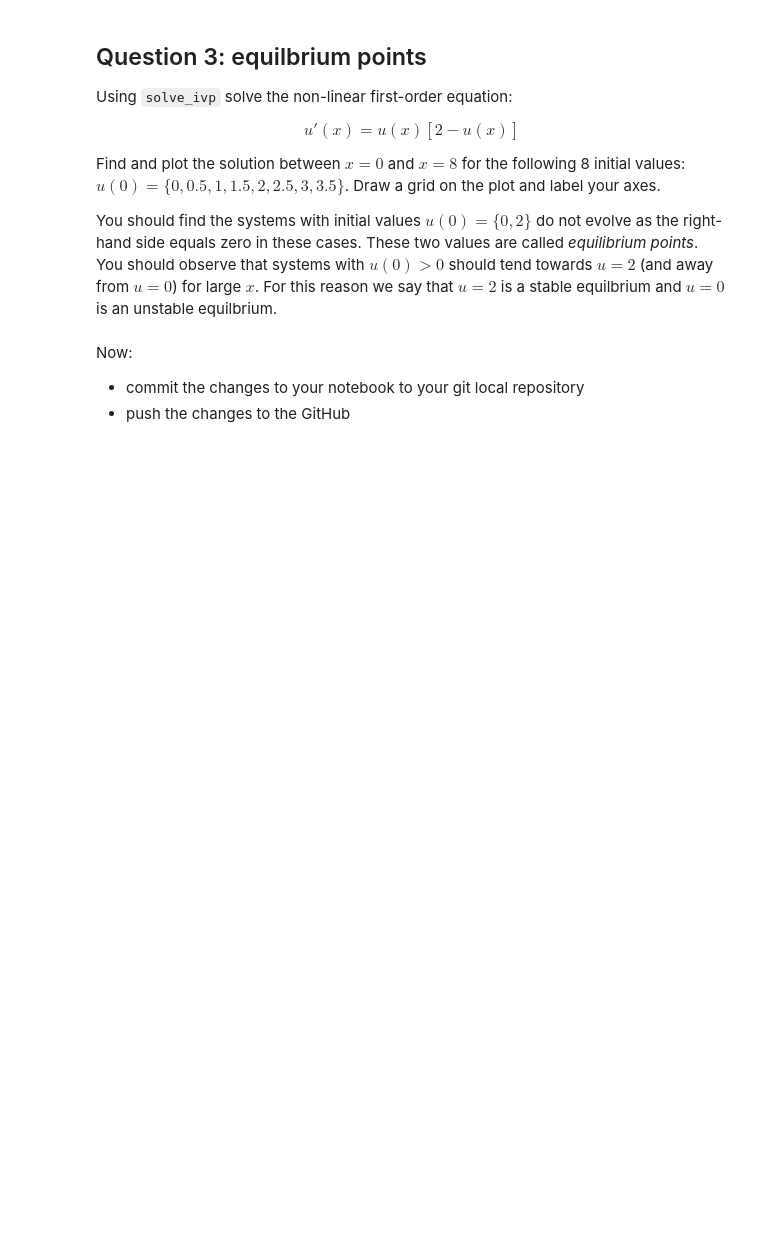
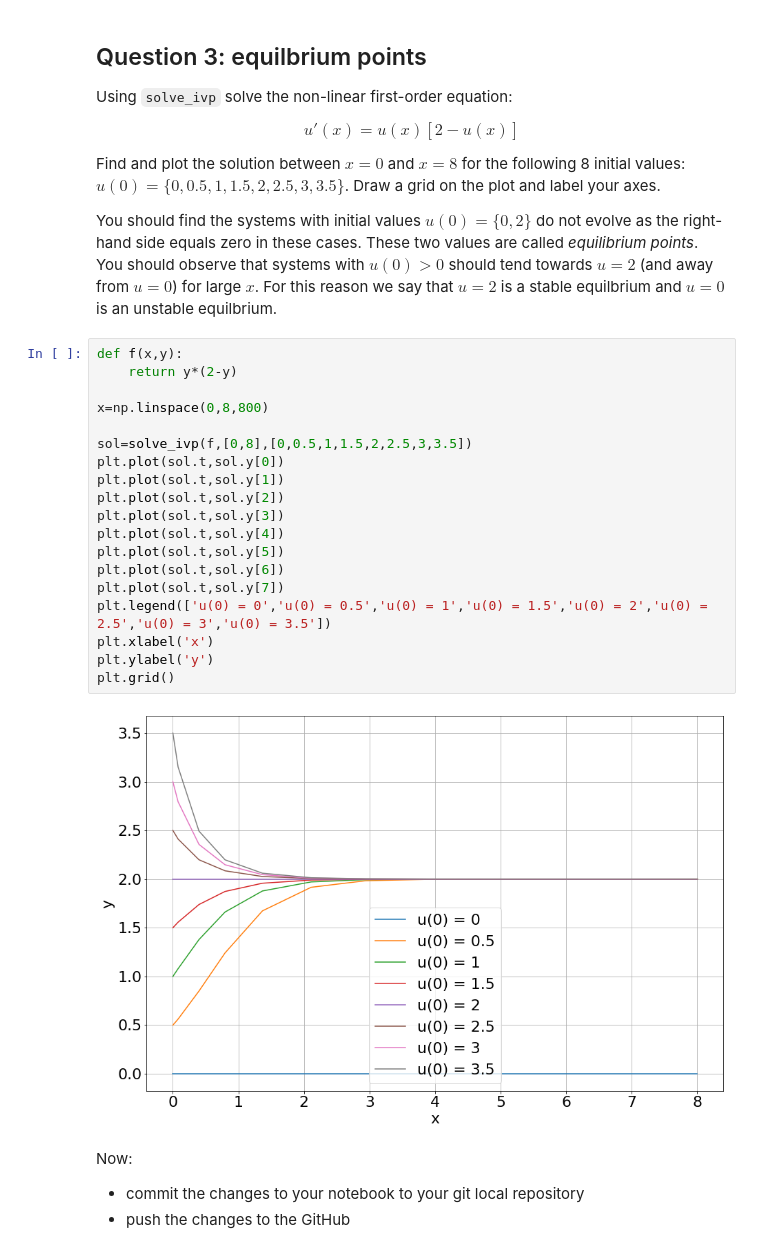
Before and after one commit to Conor-O-Mahony/ACM20030-Assignments, a Jupyter notebook: Assignment 3/Assignment-3.ipynb, the cells around one changed output. Drawn from its saved outputs; the diff is of its cells as text; blank space fills up the shorter version.

```diff
--- a/Assignment 3/Assignment-3.ipynb
+++ b/Assignment 3/Assignment-3.ipynb
@@ -254,6 +254,27 @@ $$u'(x) = u(x)[2-u(x)]$$
 Find and plot the solution between $x=0$ and $x=8$ for the following 8 initial values: $u(0) = \{0, 0.5, 1, 1.5, 2, 2.5, 3, 3.5\}$. Draw a grid on the plot and label your axes.
 
 You should find the systems with initial values $u(0) = \{0,2\}$ do not evolve as the right-hand side equals zero in these cases. These two values are called *equilibrium points*. You should observe that systems with $u(0) > 0$ should tend towards $u=2$ (and away from $u=0$) for large $x$. For this reason we say that $u=2$ is a stable equilbrium and $u=0$ is an unstable equilbrium.
+# %%
+def f(x,y):
+    return y*(2-y)
+
+x=np.linspace(0,8,800)
+
+sol=solve_ivp(f,[0,8],[0,0.5,1,1.5,2,2.5,3,3.5])
+plt.plot(sol.t,sol.y[0])
+plt.plot(sol.t,sol.y[1])
+plt.plot(sol.t,sol.y[2])
+plt.plot(sol.t,sol.y[3])
+plt.plot(sol.t,sol.y[4])
+plt.plot(sol.t,sol.y[5])
+plt.plot(sol.t,sol.y[6])
+plt.plot(sol.t,sol.y[7])
+plt.legend(['u(0) = 0','u(0) = 0.5','u(0) = 1','u(0) = 1.5','u(0) = 2','u(0) = 2.5','u(0) = 3','u(0) = 3.5'])
+plt.xlabel('x')
+plt.ylabel('y')
+plt.grid()
+# %% [output]
+[figure, added]
 # %% [markdown]
 Now:
 - commit the changes to your notebook to your git local repository
```
Also changed, not shown: parts of 1 cell of this notebook.
